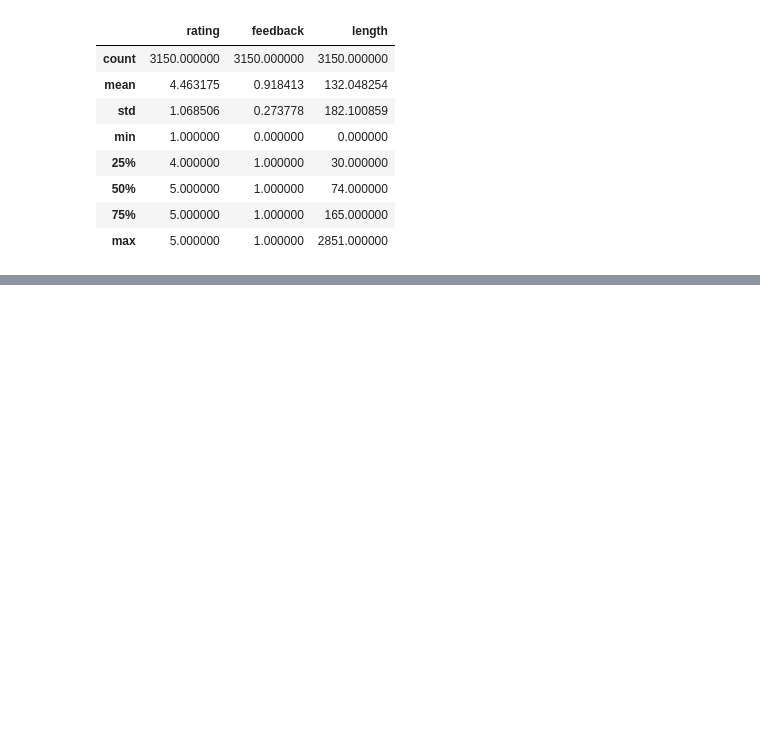
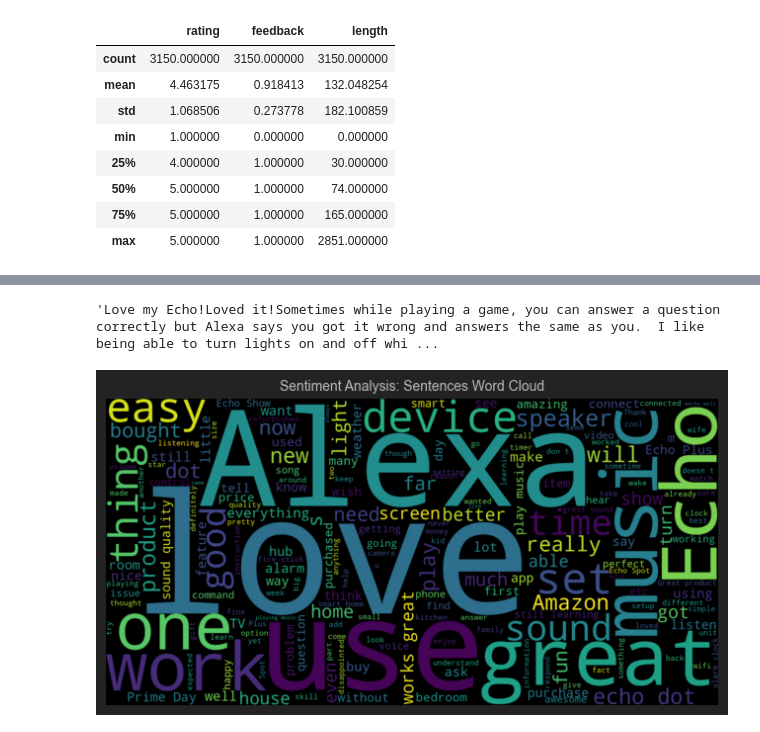
Before and after one commit to andgaspez/nlp, a Jupyter notebook: sentiment_analysis.ipynb, the cells around one changed output, grey strips where cells are left out. Drawn from its saved outputs; the diff is of its cells as text; code cells hidden in the pictures; blank space fills up the shorter version.

Commit message:
World cloud generation for the Alexa Amazon reviews dataset

```diff
--- a/sentiment_analysis.ipynb
+++ b/sentiment_analysis.ipynb
@@ -104,0 +108,42 @@ sns.countplot(x = reviews_df['feedback'])
+# %%
+# Creating the wordcloud
+positive = reviews_df[reviews_df['feedback'] == 1]
+positive
+
+negative = reviews_df[reviews_df['feedback'] == 0]
+negative
+
+#sentences = positive['verified_reviews'].tolist()
+#sentences
+#len(sentences)
+
+# Preparing the text data
+sentences = reviews_df['verified_reviews'].tolist()
+sentences_as_huge_string = ''.join(sentences)
+# %% [output]
+'Love my Echo!Loved it!Sometimes while playing a game, you can answer a question correctly but Alexa says you got it wrong and answers the same as you.  I like being able to turn lights on and off whi ...
+# %%
+from wordcloud import WordCloud
+
+wordcloud_sentences = WordCloud(width=2000, height=1000).generate(sentences_as_huge_string)
+wordcloud_positive = WordCloud(width=2000, height=1000).generate(''.join(reviews_df[reviews_df['feedback'] == 1]['verified_reviews'].tolist()))
+wordcloud_negative = WordCloud(width=2000, height=1000).generate(''.join(reviews_df[reviews_df['feedback'] == 0]['verified_reviews'].tolist()))
+
+# List of worldcloud instances
+wordclouds = [
+    (wordcloud_sentences, 'Sentiment Analysis: Sentences Word Cloud'),
+    (wordcloud_positive, 'Sentiment Analysis: Positive Sentences Word Cloud'),
+    (wordcloud_negative, 'Sentiment Analysis: Negative Sentences Word Cloud')
+]
+
+# Word clouds plots
+for i, (wordcloud, title) in enumerate(wordclouds):
+    plt.figure(figsize=(20, 10))
+    plt.imshow(wordcloud, interpolation='bilinear')
+    plt.axis('off')
+    plt.title(title, fontsize=10)
+    plt.show(block=False)  # Non-blocking display
+
+plt.show()  # Ensure all figures are shown
+# %% [output]
+[figure, added]
```
Also changed, not shown: parts of 1 cell of this notebook.
